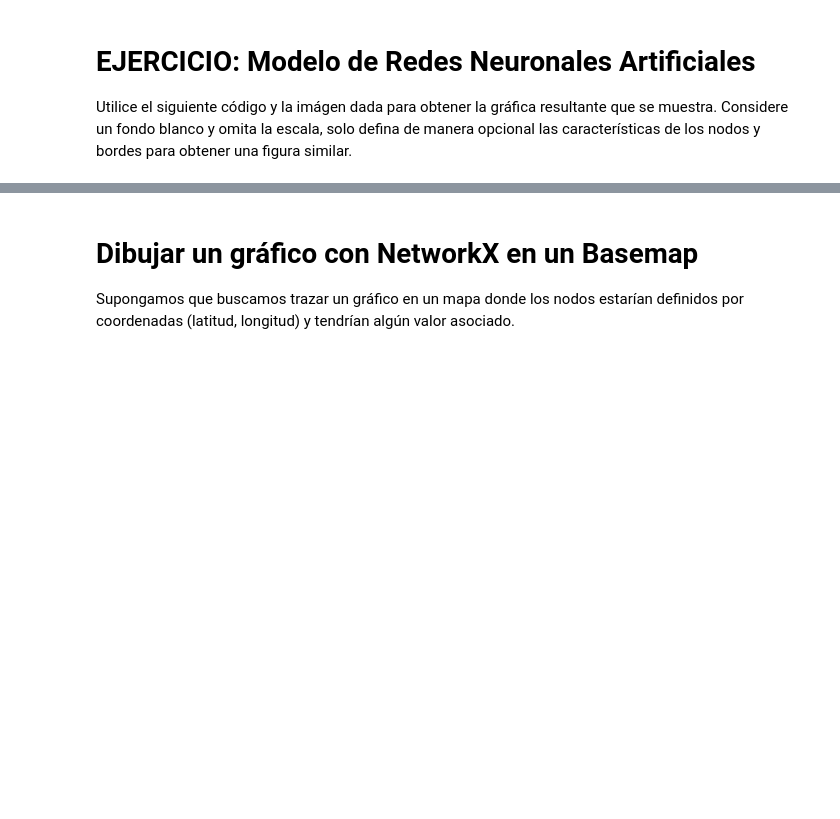
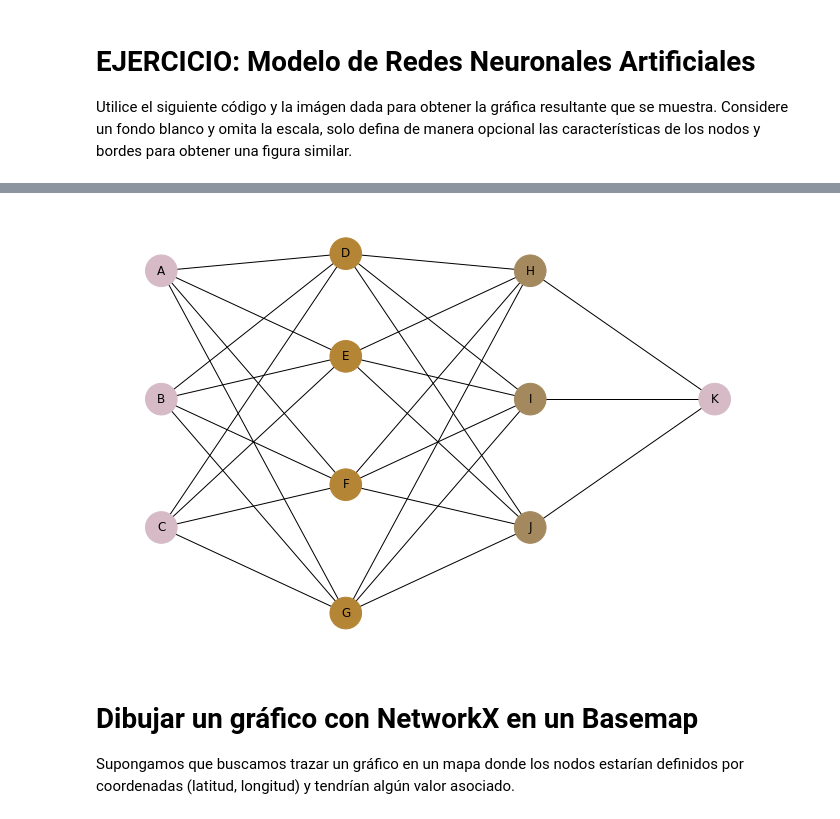
Before and after one commit to gandres-dev/Visualizacion-Informacion, a Jupyter notebook: practicas/09-practica/Practica9b.ipynb, the cells around one changed output, grey strips where cells are left out. Drawn from its saved outputs; the diff is of its cells as text; code cells hidden in the pictures; blank space fills up the shorter version.

```diff
--- a/practicas/09-practica/Practica9b.ipynb
+++ b/practicas/09-practica/Practica9b.ipynb
@@ -102,3 +119,25 @@ plt.imshow(img)
+# %%
+fig, ax = plt.subplots(figsize=(12,8))
+
+pos = {'A':(0, 5), 'B':(0, 3.5), 'C':(0, 2), 'D':(1, 5.2), 'E':(1, 4),
+       'F':(1, 2.5), 'G':(1, 1), 'H':(2, 5), 'I':(2, 3.5), 'J':(2, 2), 'K':(3, 3.5)}
+
+relationships = pd.DataFrame({'from': ['A', 'A', 'A', 'A', 'B', 'B', 'B', 'B',
+                                       'C', 'C', 'C', 'C', 'D', 'D', 'D', 'E',
+                                       'E', 'E', 'F', 'F', 'F', 'G', 'G', 'G',
+                                       'H', 'I', 'J'],
+                              'to': ['D', 'E', 'F', 'G', 'D', 'E', 'F', 'G', 'D',
+                                     'E', 'F', 'G', 'H', 'I', 'J', 'H', 'I', 'J',
+                                     'H', 'I', 'J', 'H', 'I', 'J','K', 'K', 'K']
+                              })
+
+color_map = ['#d6bbc7', '#b58536', '#b58536', '#b58536', '#b58536','#d6bbc7',
+             '#d6bbc7',  '#a4895e', '#a4895e', '#a4895e', '#d6bbc7']
+
+G = nx.from_pandas_edgelist(relationships, 'from', 'to', create_using=nx.Graph())
+nx.draw(G, pos, node_color=color_map, node_size=1000, with_labels=True)
+# %% [output]
+[figure, added]
 # %% [markdown]
 # Dibujar un gráfico con NetworkX en un Basemap
 
```
Also changed, not shown: parts of 11 cells of this notebook.
